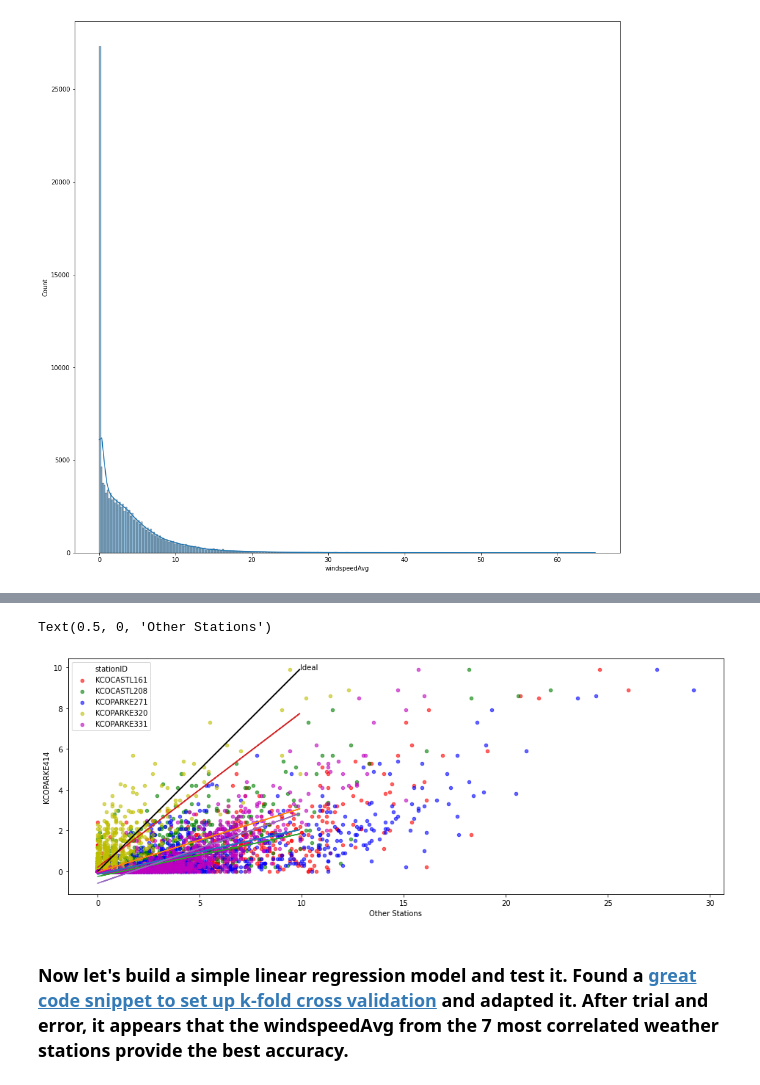
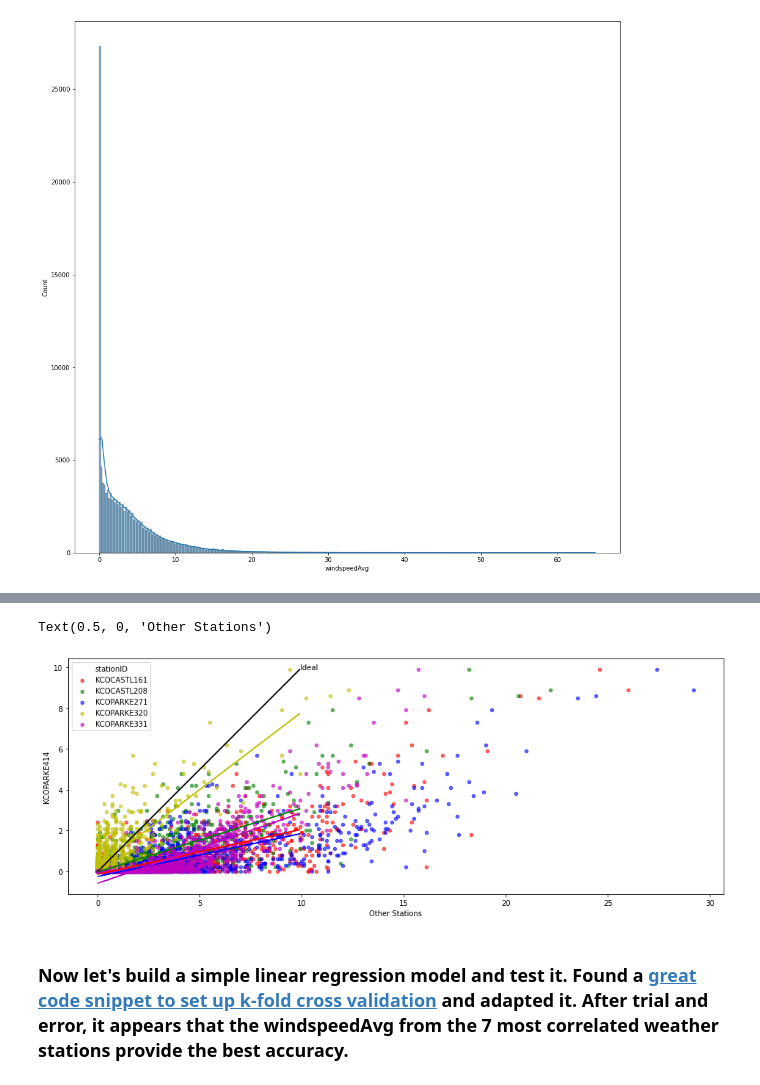
Before and after one commit to riverdogcabin/PSDS4900, a Jupyter notebook: wu_observation_modeling.ipynb, the cells around one changed output, grey strips where cells are left out. Cells and saved outputs as stored; diff of their text form; code cells hidden in the pictures.

```diff
--- a/wu_observation_modeling.ipynb
+++ b/wu_observation_modeling.ipynb
@@ -157,0 +170,6 @@ df.windspeedAvg.plot(kind='box', figsize=(12,12))
+# %%
+# taking a look at the distribution of windspeedAvg
+df_reshaped, num_dropped = get_top_n_correlated(df,corr_df,num_stations=5)
+#need to flatten and stack all the windspeedAvg values
+df_reshaped.rename(columns={my_station:'My Station'}, inplace=True)
+df_reshaped.plot(kind='box', figsize=(12,12))
@@ -161,3 +182,10 @@ sns.histplot(data=df, x="windspeedAvg", kde=True,ax=ax)
 # %% [output]
 <matplotlib.axes._subplots.AxesSubplot at 0x...>
 [figure]
+# %%
+to_plot = []
+for col in df_reshaped.columns:
+  to_plot += df_reshaped[col].to_list()
+
+fig, ax = plt.subplots(figsize=(16,16))
+sns.histplot(data=to_plot, kde=True,ax=ax)
@@ -164,26 +195,26 @@ sns.histplot(data=df, x="windspeedAvg", kde=True,ax=ax)
 # %%
 df_reshaped, num_dropped = get_top_n_correlated(df,corr_df,num_stations=5)
 
 columns_to_plot = list(df_reshaped.columns)
 columns_to_plot.remove(my_station)
 i = 0
 colors = 'rgbym'
 
 fig, ax = plt.subplots(figsize=(16,16))
 ax.set_aspect('equal')
 # ax.set_xlim((0,30))
 # ax.set_ylim((0,30))
 for col in columns_to_plot:
   df_reshaped.plot(ax=ax, kind='scatter',y=my_station,x=col,c=colors[i],label=col,alpha=0.6)
+  m, b = np.polyfit(df_reshaped[col], df_reshaped[my_station], 1)
+  ax.plot(df_reshaped[my_station],m*df_reshaped[my_station]+b, color=colors[i])
   i += 1
-  m, b = np.polyfit(df_reshaped[col], df_reshaped[my_station], 1)
-  ax.plot(df_reshaped[my_station],m*df_reshaped[my_station]+b)
 ax.plot(df_reshaped[my_station],df_reshaped[my_station],c='k')
 ax.text(df_reshaped[my_station].max()+.01, df_reshaped[my_station].max(), 'Ideal')
 ax.set_xlabel('Other Stations')
 # %% [output]
 Text(0.5, 0, 'Other Stations')
-[figure, old version]
+[figure, new version]
 # %% [markdown]
 ### Now let's build a simple linear regression model and test it. Found a [ great code snippet to set up k-fold cross validation](https://becominghuman.ai/linear-regression-in-python-with-pandas-scikit-learn-72574a2ec1a5) and adapted it. After trial and error, it appears that the windspeedAvg from the 7 most correlated weather stations provide the best accuracy.
 # %%
```
Also changed, not shown: parts of 3 cells of this notebook.
